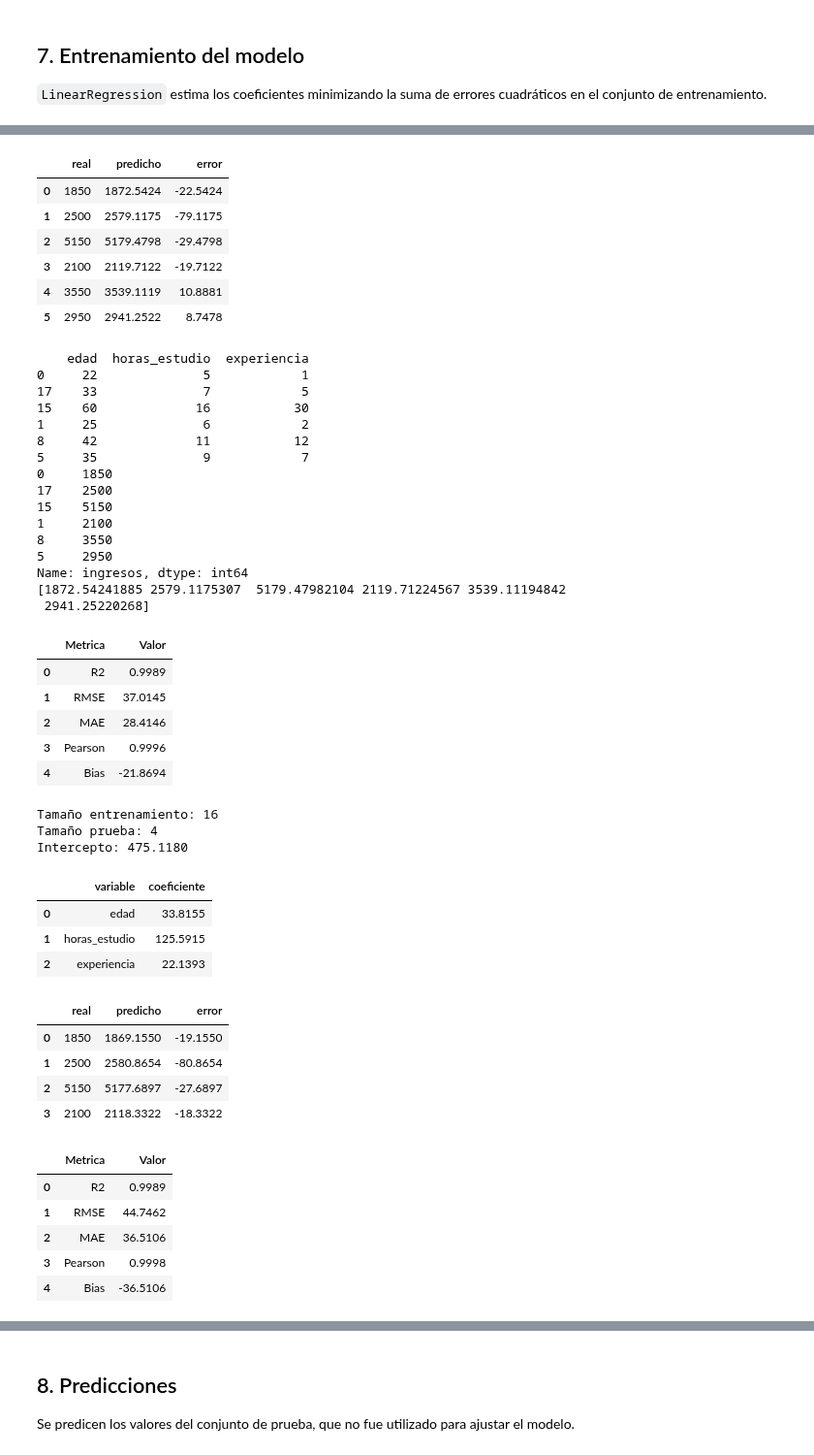
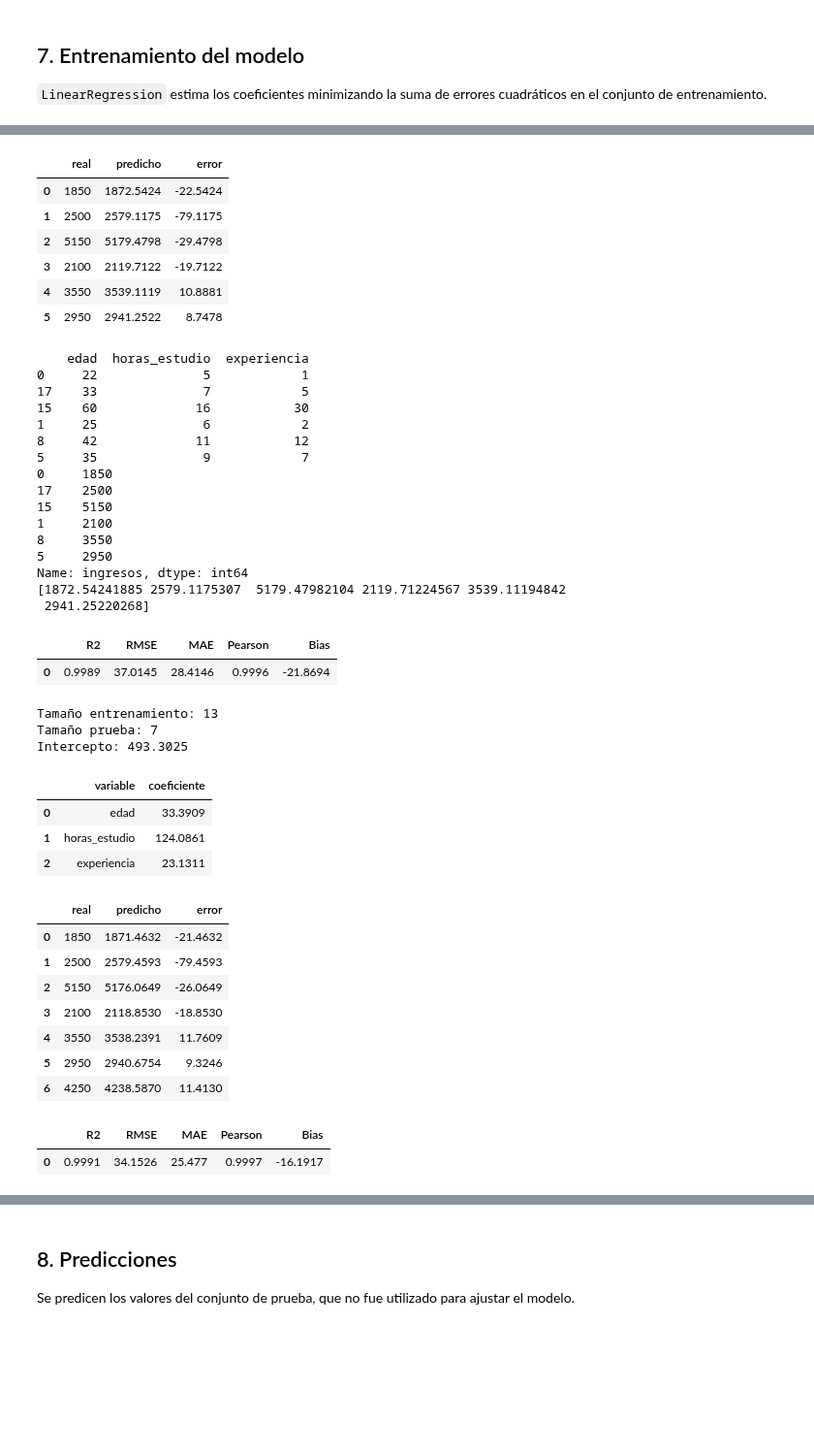
Before and after one commit to Turbostarow/IFCD107_fork, a Jupyter notebook: programacion/regresion_lineal_jupyter/regresion_lineal_metricas.ipynb, the cells around one changed output, grey strips where cells are left out. Shown at 97% size. Drawn from its saved outputs; the diff is of its cells as text; code cells hidden in the pictures; blank space fills up the shorter version.

```diff
--- a/programacion/regresion_lineal_jupyter/regresion_lineal_metricas.ipynb
+++ b/programacion/regresion_lineal_jupyter/regresion_lineal_metricas.ipynb
@@ -130,6 +130,17 @@ Tamaño prueba: 4
 
 `LinearRegression` estima los coeficientes minimizando la suma de errores cuadráticos en el conjunto de entrenamiento.
 # %%
+def minmax_high(s):
+    lo, hi = s.min(), s.max()
+    if np.isclose(lo, hi):
+        return pd.Series(1.0, index=s.index)
+    return (s - lo) / (hi - lo)
+
+def minmax_low(s):
+    lo, hi = s.min(), s.max()
+    if np.isclose(lo, hi):
+        return pd.Series(1.0, index=s.index)
+    return (hi - s) / (hi - lo)
 def obtenermodelo(X_train, y_train):
     model = LinearRegression()
     model.fit(X_train, y_train)
@@ -161,10 +172,12 @@ def obtenermetricas(y_test,y_pred):
     bias = np.mean(y_test.to_numpy() - y_pred)
 
     metricas = pd.DataFrame({
-        'Metrica': ['R2', 'RMSE', 'MAE', 'Pearson', 'Bias'],
-        'Valor': [r2, rmse, mae, pearson, bias]
+        'R2': [r2],
+        'RMSE': [rmse],
+        'MAE': [mae],
+        'Pearson': [pearson],
+        'Bias': [bias]
     })
-
     display(metricas)
     return metricas
 
@@ -191,7 +204,7 @@ print(y_pred1)
 metricas1 = obtenermetricas(y_test1,y_pred1)
 
 X_train2, X_test2, y_train2, y_test2 = train_test_split(
-    X, y, test_size=0.20, random_state=42
+    X, y, test_size=0.35, random_state=42
 )
 print(f'Tamaño entrenamiento: {len(X_train2)}')
 print(f'Tamaño prueba: {len(X_test2)}')
@@ -231,52 +240,47 @@ Tamaño prueba: 6
 Intercepto: 499.2930
 |  | variable | coeficiente |
 | 0 | edad | 33.0512 |
 | 1 | horas_estudio | 124.5265 |
 | 2 | experiencia | 23.4896 |
 |  | real | predicho | error |
 | 0 | 1850 | 1872.5424 | -22.5424 |
 | 1 | 2500 | 2579.1175 | -79.1175 |
 | 2 | 5150 | 5179.4798 | -29.4798 |
 | 3 | 2100 | 2119.7122 | -19.7122 |
 | 4 | 3550 | 3539.1119 | 10.8881 |
 | 5 | 2950 | 2941.2522 | 8.7478 |
     edad  horas_estudio  experiencia
 0     22              5            1
 17    33              7            5
 15    60             16           30
 1     25              6            2
 8     42             11           12
 5     35              9            7
 0     1850
 17    2500
 15    5150
 1     2100
 8     3550
 5     2950
 Name: ingresos, dtype: int64
 [1872.54241885 2579.1175307  5179.47982104 2119.71224567 3539.11194842
  2941.25220268]
-|  | Metrica | Valor |
-| 0 | R2 | 0.9989 |
-| 1 | RMSE | 37.0145 |
-| 2 | MAE | 28.4146 |
-| 3 | Pearson | 0.9996 |
-| 4 | Bias | -21.8694 |
+|  | R2 | RMSE | MAE | Pearson | Bias |
+| 0 | 0.9989 | 37.0145 | 28.4146 | 0.9996 | -21.8694 |
-Tamaño entrenamiento: 16
-Tamaño prueba: 4
-Intercepto: 475.1180
+Tamaño entrenamiento: 13
+Tamaño prueba: 7
+Intercepto: 493.3025
 |  | variable | coeficiente |
-| 0 | edad | 33.8155 |
-| 1 | horas_estudio | 125.5915 |
-| 2 | experiencia | 22.1393 |
+| 0 | edad | 33.3909 |
+| 1 | horas_estudio | 124.0861 |
+| 2 | experiencia | 23.1311 |
 |  | real | predicho | error |
-| 0 | 1850 | 1869.1550 | -19.1550 |
-| 1 | 2500 | 2580.8654 | -80.8654 |
-| 2 | 5150 | 5177.6897 | -27.6897 |
-| 3 | 2100 | 2118.3322 | -18.3322 |
+| 0 | 1850 | 1871.4632 | -21.4632 |
+| 1 | 2500 | 2579.4593 | -79.4593 |
+| 2 | 5150 | 5176.0649 | -26.0649 |
+| 3 | 2100 | 2118.8530 | -18.8530 |
+| 4 | 3550 | 3538.2391 | 11.7609 |
+| 5 | 2950 | 2940.6754 | 9.3246 |
+| 6 | 4250 | 4238.5870 | 11.4130 |
-|  | Metrica | Valor |
-| 0 | R2 | 0.9989 |
-| 1 | RMSE | 44.7462 |
-| 2 | MAE | 36.5106 |
-| 3 | Pearson | 0.9998 |
-| 4 | Bias | -36.5106 |
+|  | R2 | RMSE | MAE | Pearson | Bias |
+| 0 | 0.9991 | 34.1526 | 25.477 | 0.9997 | -16.1917 |
```
Also changed, not shown: parts of 3 cells of this notebook.
